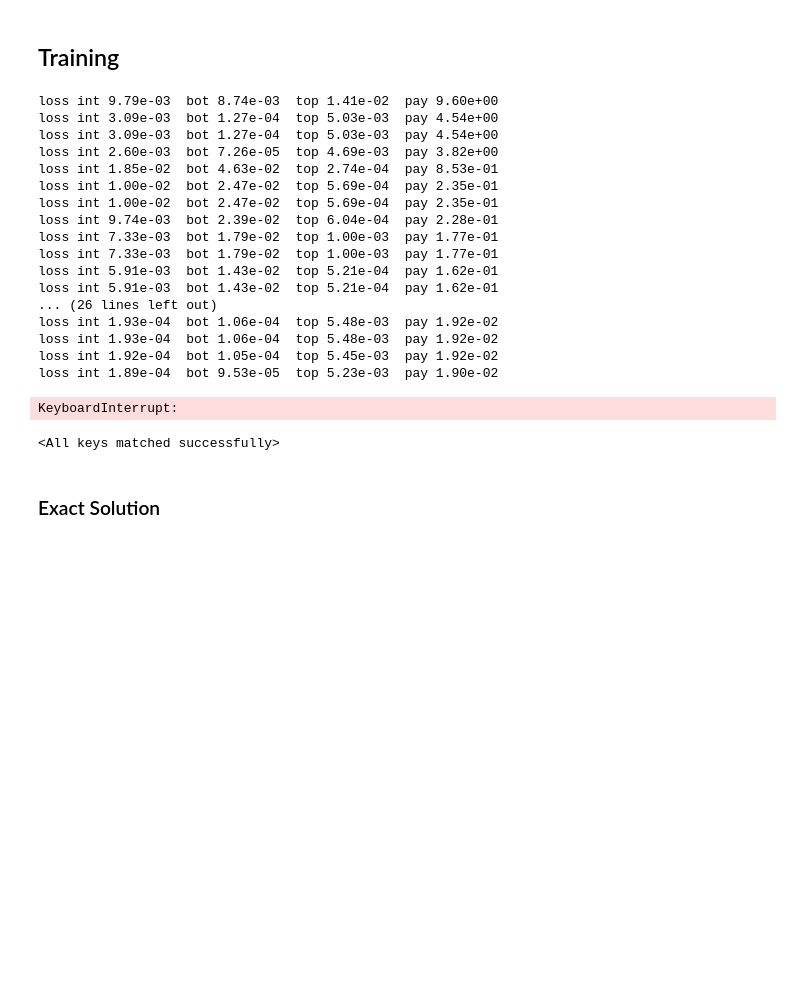
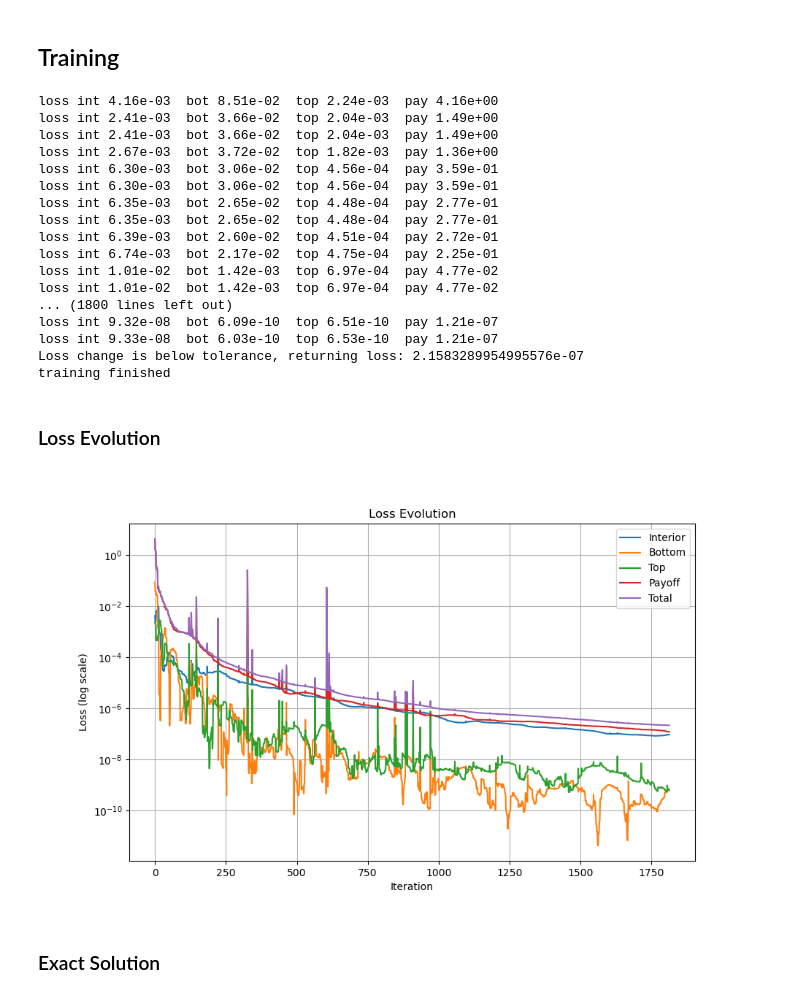
Before and after one commit to jmelo11/pricing_pinns, a Jupyter notebook: experiments/blackscholes/put/put.ipynb, the cells around one changed output. Cells and saved outputs as stored; diff of their text form; code cells hidden in the pictures; blank space fills up the shorter version.

```diff
--- a/experiments/blackscholes/put/put.ipynb
+++ b/experiments/blackscholes/put/put.ipynb
@@ -109,34 +112,40 @@ for p in model.parameters():
 # %%
 opt = SSBroyden(model.parameters(), max_iter=20_000, tolerance_change=1e-10, tolerance_grad=1e-10)
 
-losses = []
+benchmark = {'Interior': [], 'Bottom': [], 'Top': [], 'Payoff': [], 'Total': [], 'time': 0.0}
 def closure(*args, **kwargs):
     opt.zero_grad()
-    loss = loss_fn(model, X)
+    l_int, l_bot, l_top, l_pay = loss_fn(model, X)
+    loss = l_int + l_bot + l_top + l_pay
+    benchmark["Interior"].append(l_int.item())
+    benchmark["Bottom"].append(l_bot.item())
+    benchmark["Top"].append(l_top.item())
+    benchmark["Payoff"].append(l_pay.item())
+    benchmark["Total"].append(loss.item())
     loss.backward()
-    losses.append(loss.item())
     return loss
 
+start = time.time()
 opt.step(closure)
+end = time.time()
+benchmark["time"] = end - start
 print("training finished")
-torch.save(model.state_dict(), "swaption.pt")
 # %% [output]
-loss int 9.79e-03  bot 8.74e-03  top 1.41e-02  pay 9.60e+00
-loss int 3.09e-03  bot 1.27e-04  top 5.03e-03  pay 4.54e+00
-loss int 3.09e-03  bot 1.27e-04  top 5.03e-03  pay 4.54e+00
-loss int 2.60e-03  bot 7.26e-05  top 4.69e-03  pay 3.82e+00
-loss int 1.85e-02  bot 4.63e-02  top 2.74e-04  pay 8.53e-01
-loss int 1.00e-02  bot 2.47e-02  top 5.69e-04  pay 2.35e-01
-loss int 1.00e-02  bot 2.47e-02  top 5.69e-04  pay 2.35e-01
-loss int 9.74e-03  bot 2.39e-02  top 6.04e-04  pay 2.28e-01
-loss int 7.33e-03  bot 1.79e-02  top 1.00e-03  pay 1.77e-01
-loss int 7.33e-03  bot 1.79e-02  top 1.00e-03  pay 1.77e-01
-loss int 5.91e-03  bot 1.43e-02  top 5.21e-04  pay 1.62e-01
-loss int 5.91e-03  bot 1.43e-02  top 5.21e-04  pay 1.62e-01
-... (26 lines left out)
-loss int 1.93e-04  bot 1.06e-04  top 5.48e-03  pay 1.92e-02
-loss int 1.93e-04  bot 1.06e-04  top 5.48e-03  pay 1.92e-02
-loss int 1.92e-04  bot 1.05e-04  top 5.45e-03  pay 1.92e-02
-loss int 1.89e-04  bot 9.53e-05  top 5.23e-03  pay 1.90e-02
+loss int 4.16e-03  bot 8.51e-02  top 2.24e-03  pay 4.16e+00
+loss int 2.41e-03  bot 3.66e-02  top 2.04e-03  pay 1.49e+00
+loss int 2.41e-03  bot 3.66e-02  top 2.04e-03  pay 1.49e+00
+loss int 2.67e-03  bot 3.72e-02  top 1.82e-03  pay 1.36e+00
+loss int 6.30e-03  bot 3.06e-02  top 4.56e-04  pay 3.59e-01
+loss int 6.30e-03  bot 3.06e-02  top 4.56e-04  pay 3.59e-01
+loss int 6.35e-03  bot 2.65e-02  top 4.48e-04  pay 2.77e-01
+loss int 6.35e-03  bot 2.65e-02  top 4.48e-04  pay 2.77e-01
+loss int 6.39e-03  bot 2.60e-02  top 4.51e-04  pay 2.72e-01
+loss int 6.74e-03  bot 2.17e-02  top 4.75e-04  pay 2.25e-01
+loss int 1.01e-02  bot 1.42e-03  top 6.97e-04  pay 4.77e-02
+loss int 1.01e-02  bot 1.42e-03  top 6.97e-04  pay 4.77e-02
+... (1800 lines left out)
+loss int 9.32e-08  bot 6.09e-10  top 6.51e-10  pay 1.21e-07
+loss int 9.33e-08  bot 6.03e-10  top 6.53e-10  pay 1.21e-07
+Loss change is below tolerance, returning loss: 2.1583289954995576e-07
+training finished
-KeyboardInterrupt:
 # %%
@@ -143,8 +154,7 @@ KeyboardInterrupt:
 torch.save(model.state_dict(), "put.pt")
 # %%
 model.load_state_dict(torch.load("put.pt"))
+benchmark = json.load(open("put.json"))
-# %% [output]
-<All keys matched successfully>
 # %%
 model.eval()
 with torch.no_grad():
@@ -157,6 +167,22 @@ with torch.no_grad():
     x = torch.stack([tau.reshape(-1), x.reshape(-1)], dim=1)
     u = model(x).reshape(tau.shape)
     v_pinn = u*STRIKE
+# %% [markdown]
+### Loss Evolution
+# %%
+plt.figure(figsize=(10, 6))
+for k,v in benchmark.items():
+    if k != "time":
+        plt.plot(v, label=k)
+plt.xlabel("Iteration")
+plt.ylabel("Loss (log scale)")
+plt.yscale('log')
+plt.title("Loss Evolution")
+plt.legend()
+plt.grid()
+plt.show()
+# %% [output]
+[figure, added]
 # %% [markdown]
 ### Exact Solution
 # %%
```
Also changed, not shown: parts of 9 cells of this notebook, 35 other files.
